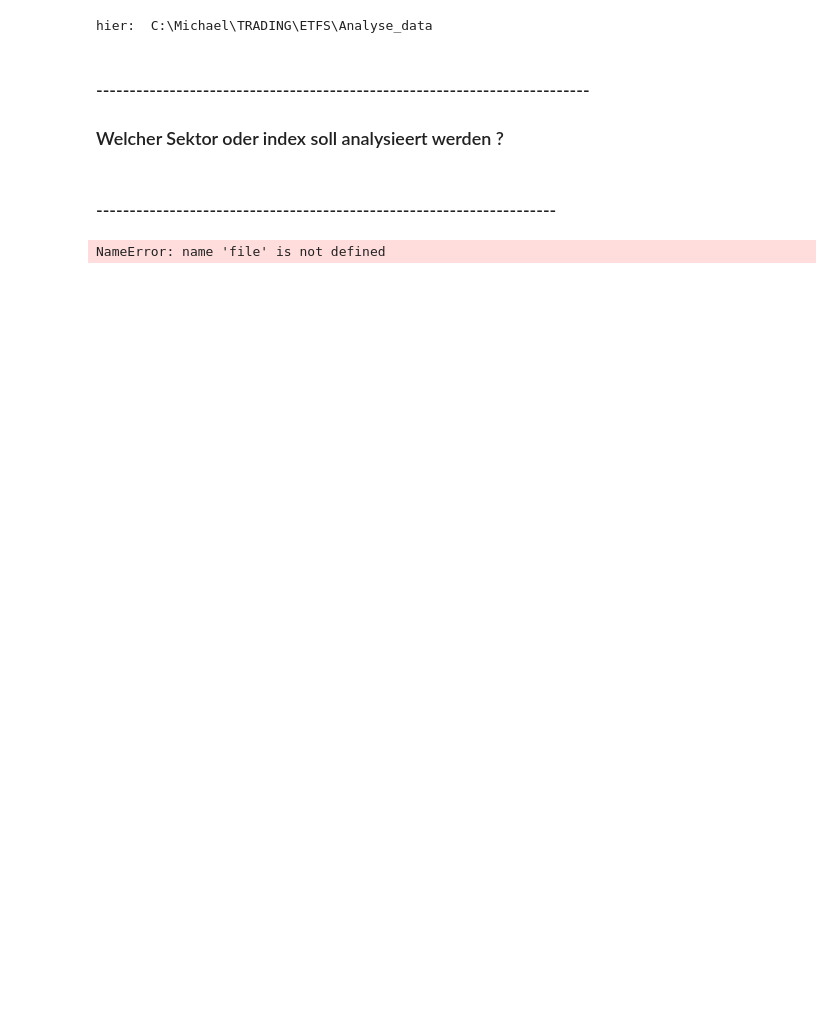
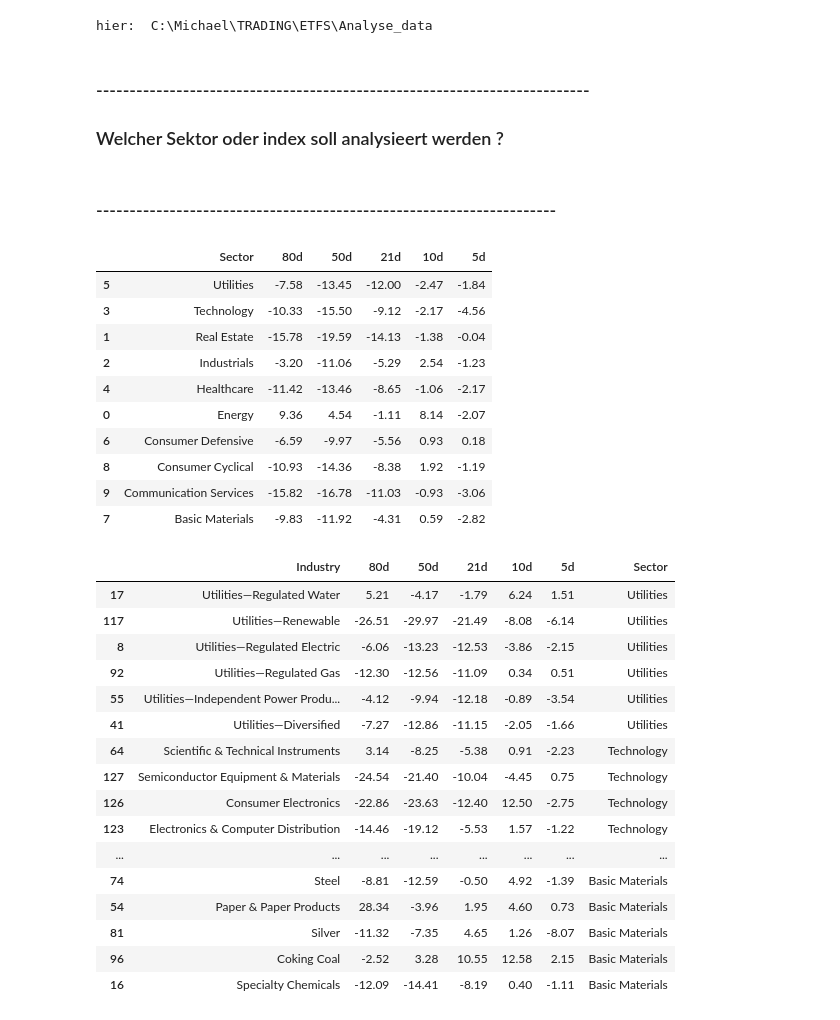
Before and after one commit to lotharm/Analysis, a Jupyter notebook: Sector_Analysis.ipynb, the cells around one changed output. Drawn from its saved outputs; the diff is of its cells as text; code cells hidden in the pictures; blank space fills up the shorter version.

```diff
--- a/Sector_Analysis.ipynb
+++ b/Sector_Analysis.ipynb
@@ -88,7 +90,7 @@ def main(fad, stock):
         sectorsOrIndustry_analysis[key]=df[key].unique().tolist()
 
 
-        print(key,": ",sectorsOrIndustry_analysis[key])
+        #print(key,": ",sectorsOrIndustry_analysis[key])
 
         # try:
         #     list_of_sectorsOrIndustry=list_of_sectorsOrIndustry.remove("nan")
@@ -113,7 +115,7 @@ def main(fad, stock):
                 except:
                     print("errours:",key,", ",i)
 
-            print("b: ",b)
+            #print("b: ",b)
             sectorsOrIndustry_analysis["Sector"]=b
         ################################
 
@@ -124,11 +126,17 @@ def main(fad, stock):
             #print(yields)
             sectorsOrIndustry_analysis[dt]=yields
 
-        sectorsOrIndustry_analysis=sectorsOrIndustry_analysis.sort_values(by="10d",ascending=False)
-        sectorsOrIndustry_analysis.style.background_gradient()
 
-        f = open(fad+key+"_s.html",'w'); f.write(sectorsOrIndustry_analysis.style.set_precision(2).set_caption('Spaltenweise Color').background_gradient(axis=0,cmap="Spectral").render()); f.close()
-        f = open(fad+key+"_z.html",'w'); f.write(sectorsOrIndustry_analysis.style.set_precision(2).set_caption('Zeilenweise Color').background_gradient(axis=1,cmap="Spectral").render()); f.close()
+        #cm2 = sns.light_palette("red", as_cmap=True)
+        cm1 = sns.blend_palette(['red',"white", 'green'], as_cmap=True)
+        #display()
+
+        sectorsOrIndustry_analysis=sectorsOrIndustry_analysis.sort_values(by="Sector",ascending=False)
+
+        display(sectorsOrIndustry_analysis.style.set_precision(2).background_gradient(cmap=cm1,axis=0)       )
+
+        f = open(fad+key+"_s.html",'w'); f.write(sectorsOrIndustry_analysis.style.set_precision(2).set_caption('Spaltenweise Color').background_gradient(axis=0,cmap=cm1).render()); f.close()
+        f = open(fad+key+"_z.html",'w'); f.write(sectorsOrIndustry_analysis.style.set_precision(2).set_caption('Zeilenweise Color').background_gradient(axis=1,cmap=cm1).render()); f.close()
 # %%
 currentdir = os.path.abspath('')
 parentdir = os.path.realpath(os.path.join(currentdir, '..'))
@@ -145,7 +153,7 @@ pfad = os.path.realpath(os.path.join(parentdir, 'ETFS'))
 ### --------------------------------------------------------------------------
 ### Welcher Sektor oder index soll analysieert werden ?
 # %%
-who = "Deutschland500"
+who = "SP500"
 # %%
 
 who = "RES_" + who
@@ -155,7 +163,34 @@ pfad = os.path.realpath(os.path.join(pfad, 'Res'))
 ### ---------------------------------------------------------------------
 # %%
 #main(stock,          back_gap, fwd_gap, threshold rendite backward, threshold renidte forward,comment )
-
+file = "SP502022-10-15__2022-06-23.csv"
 main(pfad, file)
 # %% [output]
-NameError: name 'file' is not defined
+|  | Sector | 80d | 50d | 21d | 10d | 5d |
+| 5 | Utilities | -7.58 | -13.45 | -12.00 | -2.47 | -1.84 |
+| 3 | Technology | -10.33 | -15.50 | -9.12 | -2.17 | -4.56 |
+| 1 | Real Estate | -15.78 | -19.59 | -14.13 | -1.38 | -0.04 |
+| 2 | Industrials | -3.20 | -11.06 | -5.29 | 2.54 | -1.23 |
+| 4 | Healthcare | -11.42 | -13.46 | -8.65 | -1.06 | -2.17 |
+| 0 | Energy | 9.36 | 4.54 | -1.11 | 8.14 | -2.07 |
+| 6 | Consumer Defensive | -6.59 | -9.97 | -5.56 | 0.93 | 0.18 |
+| 8 | Consumer Cyclical | -10.93 | -14.36 | -8.38 | 1.92 | -1.19 |
+| 9 | Communication Services | -15.82 | -16.78 | -11.03 | -0.93 | -3.06 |
+| 7 | Basic Materials | -9.83 | -11.92 | -4.31 | 0.59 | -2.82 |
+|  | Industry | 80d | 50d | 21d | 10d | 5d | Sector |
+| 17 | Utilities—Regulated Water | 5.21 | -4.17 | -1.79 | 6.24 | 1.51 | Utilities |
+| 117 | Utilities—Renewable | -26.51 | -29.97 | -21.49 | -8.08 | -6.14 | Utilities |
+| 8 | Utilities—Regulated Electric | -6.06 | -13.23 | -12.53 | -3.86 | -2.15 | Utilities |
+| 92 | Utilities—Regulated Gas | -12.30 | -12.56 | -11.09 | 0.34 | 0.51 | Utilities |
+| 55 | Utilities—Independent Power Produ... | -4.12 | -9.94 | -12.18 | -0.89 | -3.54 | Utilities |
+| 41 | Utilities—Diversified | -7.27 | -12.86 | -11.15 | -2.05 | -1.66 | Utilities |
+| 64 | Scientific & Technical Instruments | 3.14 | -8.25 | -5.38 | 0.91 | -2.23 | Technology |
+| 127 | Semiconductor Equipment & Materials | -24.54 | -21.40 | -10.04 | -4.45 | 0.75 | Technology |
+| 126 | Consumer Electronics | -22.86 | -23.63 | -12.40 | 12.50 | -2.75 | Technology |
+| 123 | Electronics & Computer Distribution | -14.46 | -19.12 | -5.53 | 1.57 | -1.22 | Technology |
+| ... | ... | ... | ... | ... | ... | ... | ... |
+| 74 | Steel | -8.81 | -12.59 | -0.50 | 4.92 | -1.39 | Basic Materials |
+| 54 | Paper & Paper Products | 28.34 | -3.96 | 1.95 | 4.60 | 0.73 | Basic Materials |
+| 81 | Silver | -11.32 | -7.35 | 4.65 | 1.26 | -8.07 | Basic Materials |
+| 96 | Coking Coal | -2.52 | 3.28 | 10.55 | 12.58 | 2.15 | Basic Materials |
+| 16 | Specialty Chemicals | -12.09 | -14.41 | -8.19 | 0.40 | -1.11 | Basic Materials |
```
Also changed, not shown: parts of 1 cell of this notebook.
